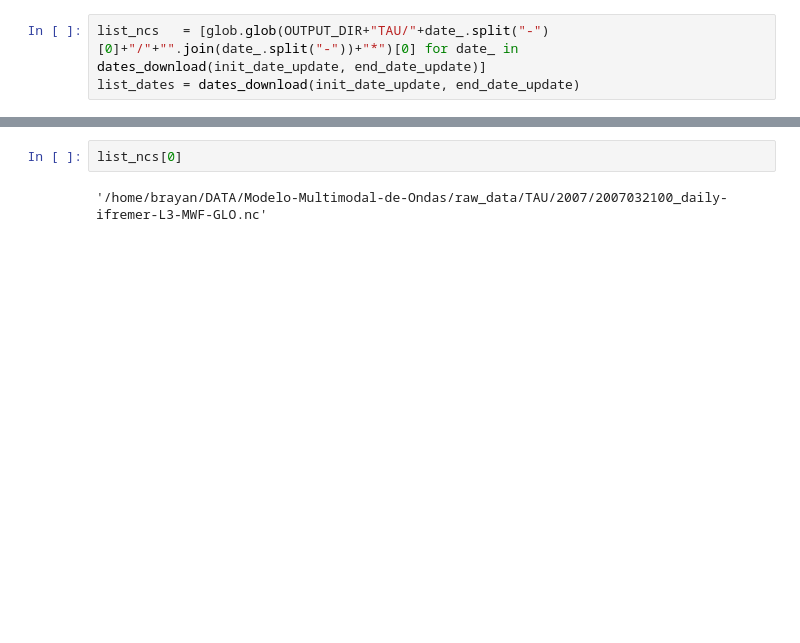
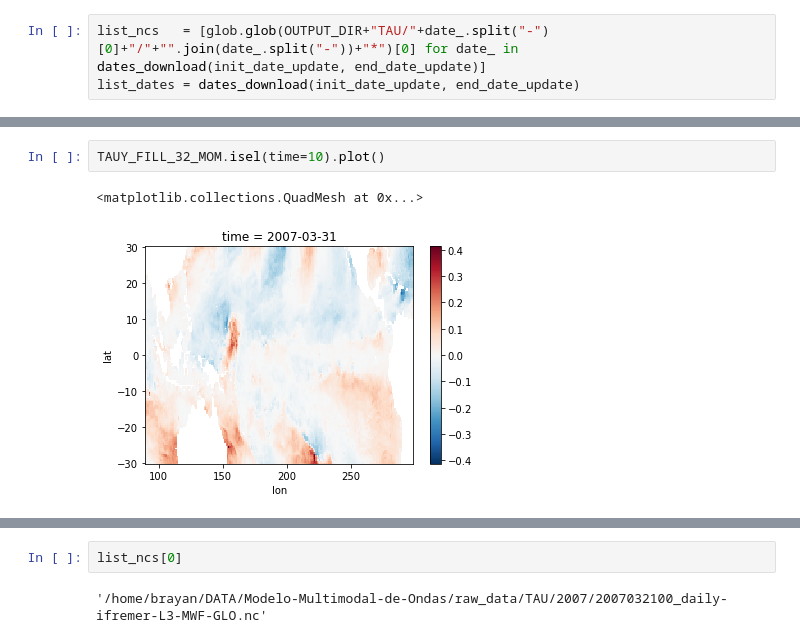
Before and after one commit to midnightsun10/Modelo-Multimodal-de-Ondas-, a Jupyter notebook: raw_data/Prueba_raw_data.ipynb, the cells around one changed output, grey strips where cells are left out. Saved outputs shown, nothing was run; the diff lists cells and outputs as text; blank space fills up the shorter version.

```diff
--- a/raw_data/Prueba_raw_data.ipynb
+++ b/raw_data/Prueba_raw_data.ipynb
@@ -146,0 +299,5 @@ for file_nc, list_date in zip(list_ncs, list_dates):
+# %%
+TAUY_FILL_32_MOM.isel(time=10).plot()
+# %% [output]
+<matplotlib.collections.QuadMesh at 0x...>
+[figure, added]
```
Also changed, not shown: parts of 56 cells of this notebook, 2 other files.
